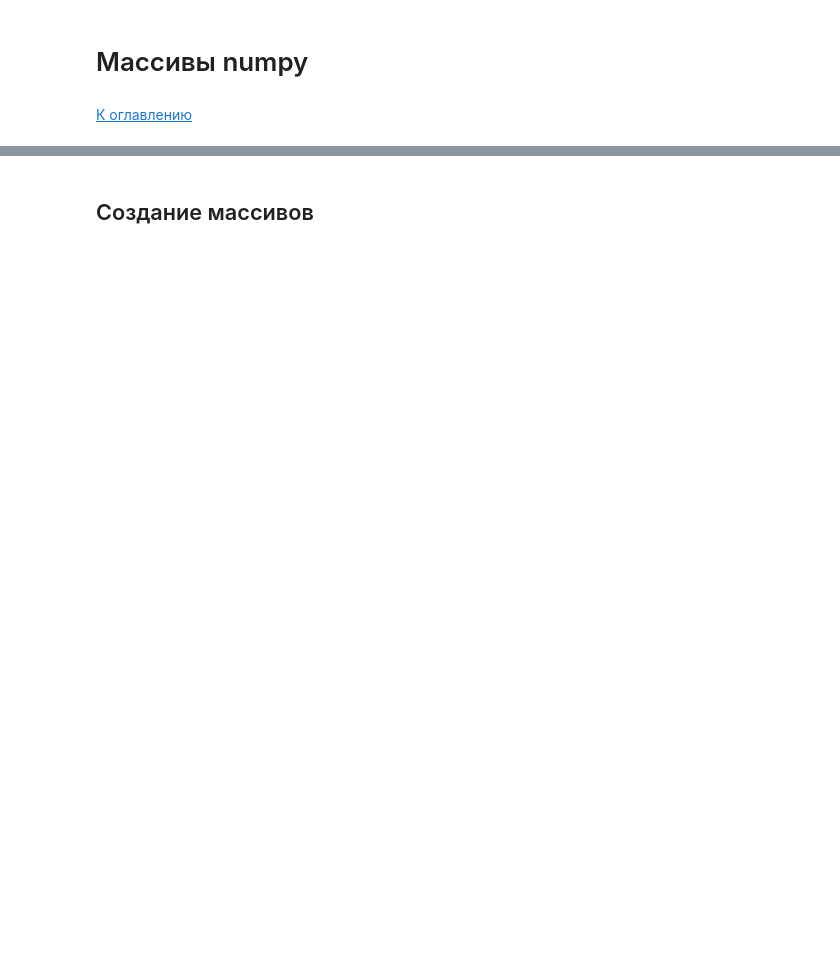
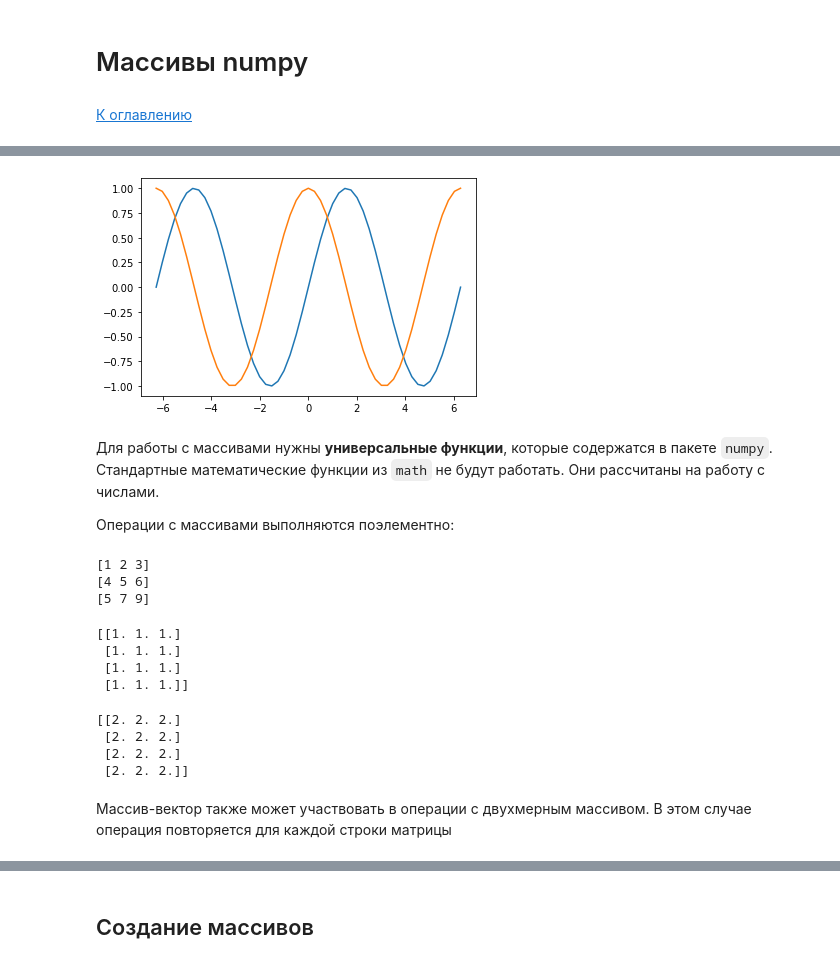
Before and after one commit to postlogist/python-ds, a Jupyter notebook: jupyter_tutorial/07_numpy.ipynb, the cells around one changed output, grey strips where cells are left out. Drawn from its saved outputs; the diff is of its cells as text; code cells hidden in the pictures; blank space fills up the shorter version.

Commit message:
Дополнил материалы по numpy и matplotlib

```diff
--- a/jupyter_tutorial/07_numpy.ipynb
+++ b/jupyter_tutorial/07_numpy.ipynb
@@ -12,0 +19,5 @@ import numpy as np
+# %%
+import numpy as np
+%precision 2
+x = np.linspace(-2 * np.pi, 2 * np.pi, num=51) # Получили массив абсцисс для графика
+type(x)
@@ -12,0 +37,3 @@ import numpy as np
+# %%
+y = np.sin(x) # Получили массив ординат для графика
+print(y)
@@ -12,0 +49,37 @@ import numpy as np
+# %%
+%matplotlib inline
+import matplotlib.pyplot as plt
+plt.plot(x, y) # используем для графика подготовленные массивы
+plt.plot(x, np.cos(x)); # или считаем значения функции в точках массива x "на месте"
+# %% [output]
+[figure, added]
+# %% [markdown]
+Для работы с массивами нужны **универсальные функции**, которые содержатся в пакете `numpy`. Стандартные математические функции из `math` не будут работать. Они рассчитаны на работу с числами.
+
+Операции с массивами выполняются поэлементно:
+# %%
+x = np.array([1, 2, 3])
+y = np.array([4, 5, 6])
+
+print(x, y, x + y, sep='\n')
+# %% [output]
+[1 2 3]
+[4 5 6]
+[5 7 9]
+# %%
+z = np.ones(shape=(4, 3))
+print(z)
+# %% [output]
+[[1. 1. 1.]
+ [1. 1. 1.]
+ [1. 1. 1.]
+ [1. 1. 1.]]
+# %%
+print(z + z)
+# %% [output]
+[[2. 2. 2.]
+ [2. 2. 2.]
+ [2. 2. 2.]
+ [2. 2. 2.]]
+# %% [markdown]
+Массив-вектор также может участвовать в операции с двухмерным массивом. В этом случае операция повторяется для каждой строки матрицы
```
Also changed, not shown: parts of 106 cells of this notebook, 3 other files.
